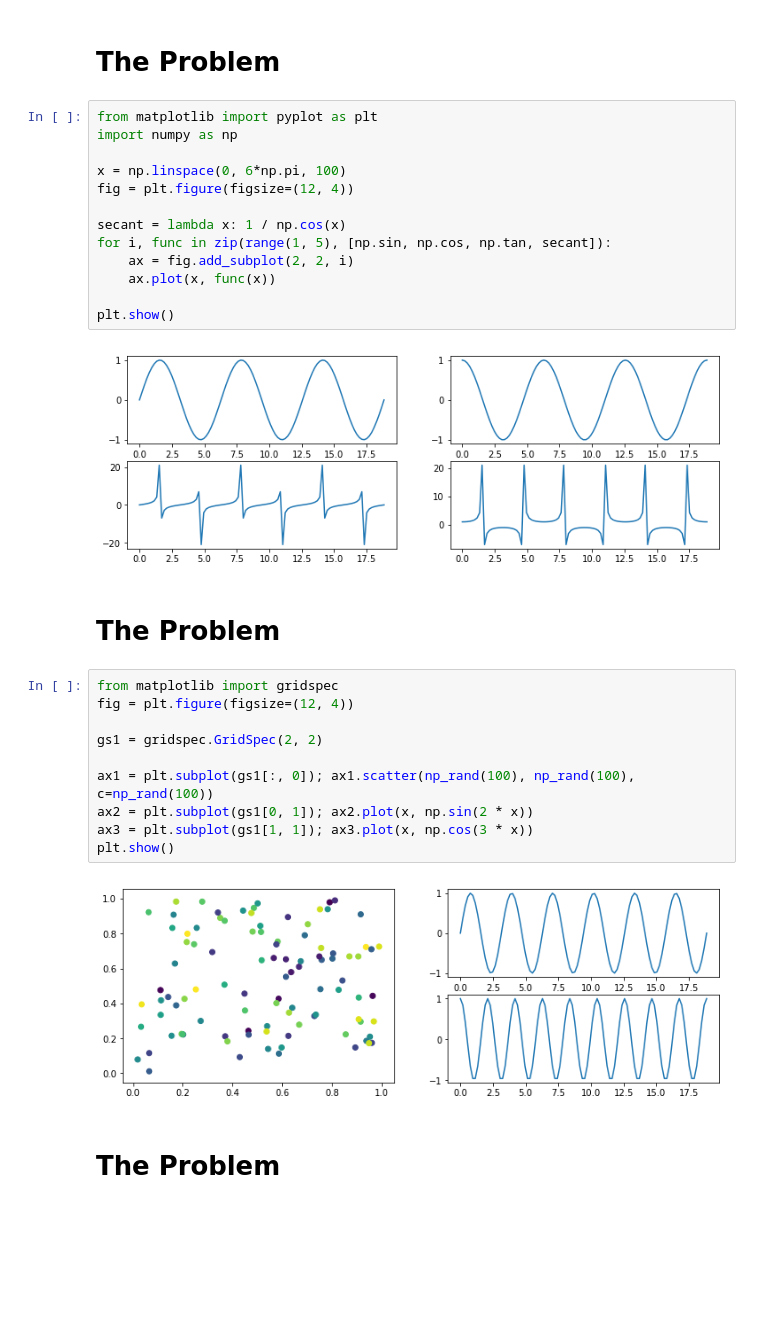
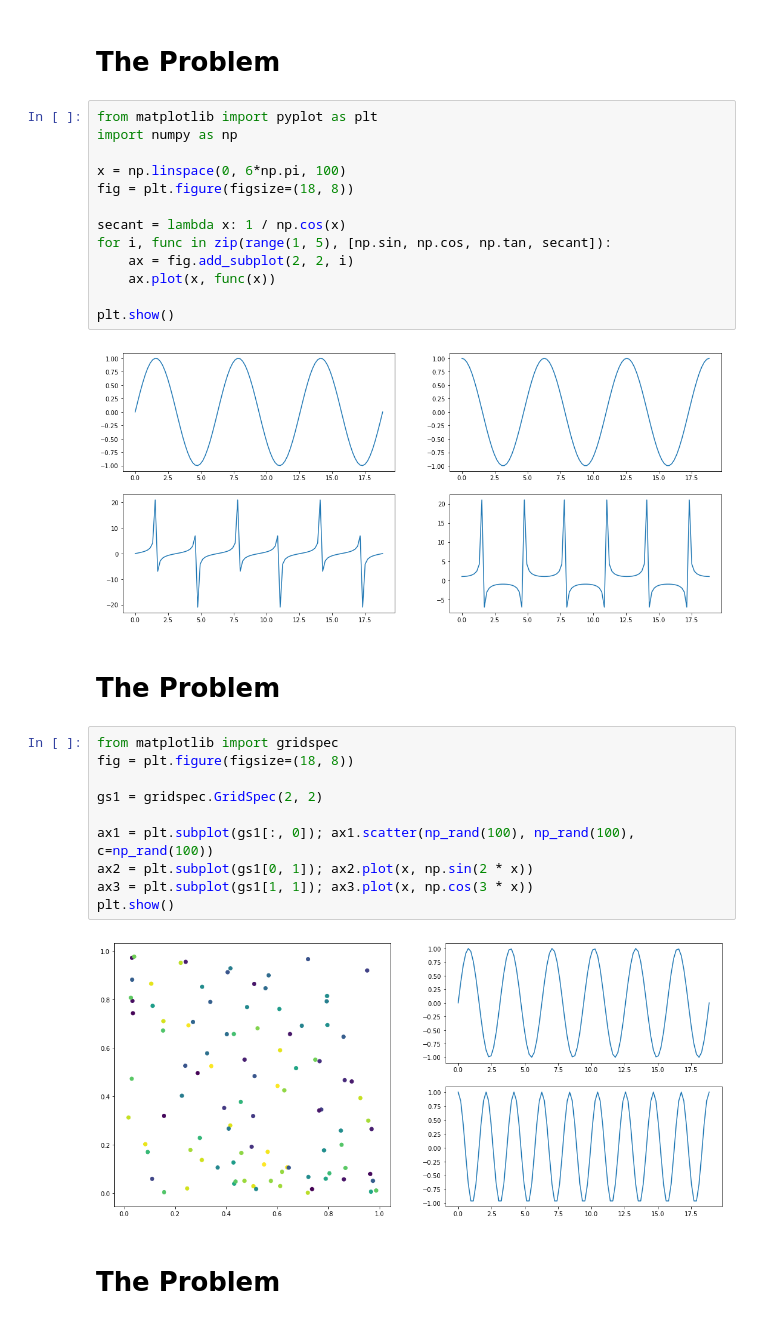
Before and after one commit to pganssle/lightning-talks, a Jupyter notebook: grid-strategy/notebook.ipynb, the cells around one changed output. Drawn from its saved outputs; the diff is of its cells as text; blank space fills up the shorter version.

```diff
--- a/grid-strategy/notebook.ipynb
+++ b/grid-strategy/notebook.ipynb
@@ -32,23 +32,23 @@ from plot_helper import display_figures
 # %%
 from matplotlib import pyplot as plt
 import numpy as np
 
 x = np.linspace(0, 6*np.pi, 100)
-fig = plt.figure(figsize=(12, 4))
+fig = plt.figure(figsize=(18, 8))
 
 secant = lambda x: 1 / np.cos(x)
 for i, func in zip(range(1, 5), [np.sin, np.cos, np.tan, secant]):
     ax = fig.add_subplot(2, 2, i)
     ax.plot(x, func(x))
 
 plt.show()
 # %% [output]
-[figure, old version]
+[figure, new version]
 # %% [markdown]
 # The Problem
 # %%
 from matplotlib import gridspec
-fig = plt.figure(figsize=(12, 4))
+fig = plt.figure(figsize=(18, 8))
 
 gs1 = gridspec.GridSpec(2, 2)
 
@@ -57,7 +57,7 @@ ax2 = plt.subplot(gs1[0, 1]); ax2.plot(x, np.sin(2 * x))
 ax3 = plt.subplot(gs1[1, 1]); ax3.plot(x, np.cos(3 * x))
 plt.show()
 # %% [output]
-[figure, old version]
+[figure, new version]
 # %% [markdown]
 # The Problem
 # %%
```
Also changed, not shown: parts of 2 cells of this notebook.
